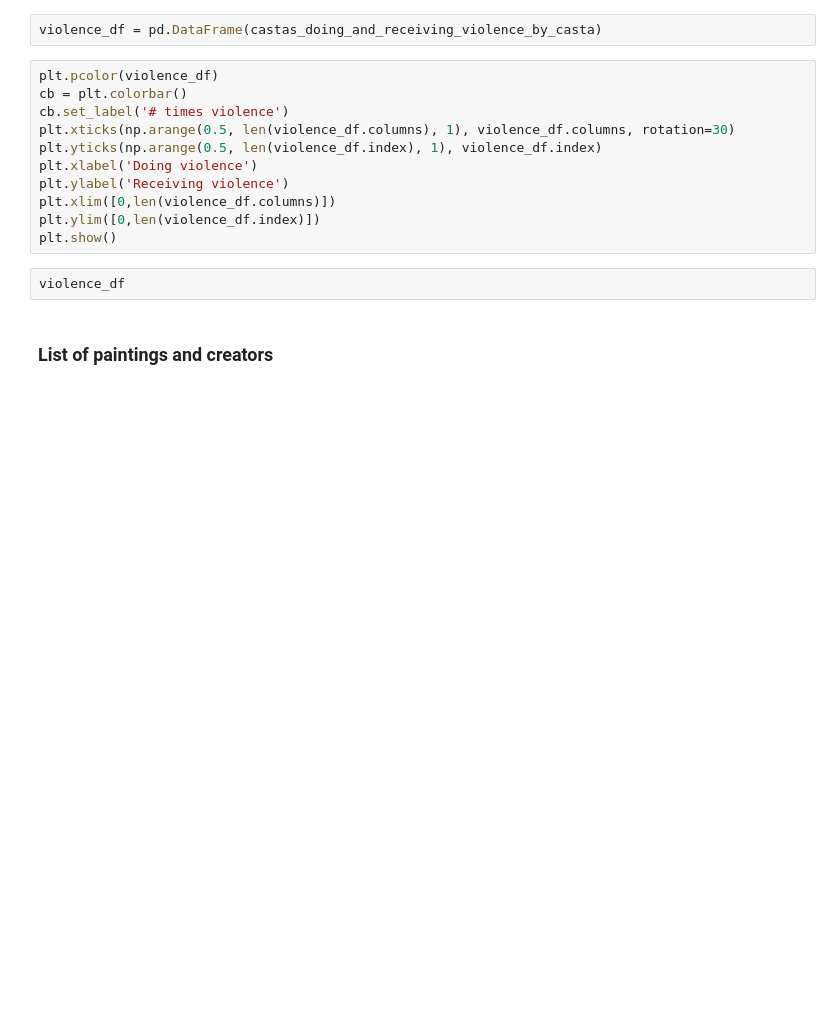
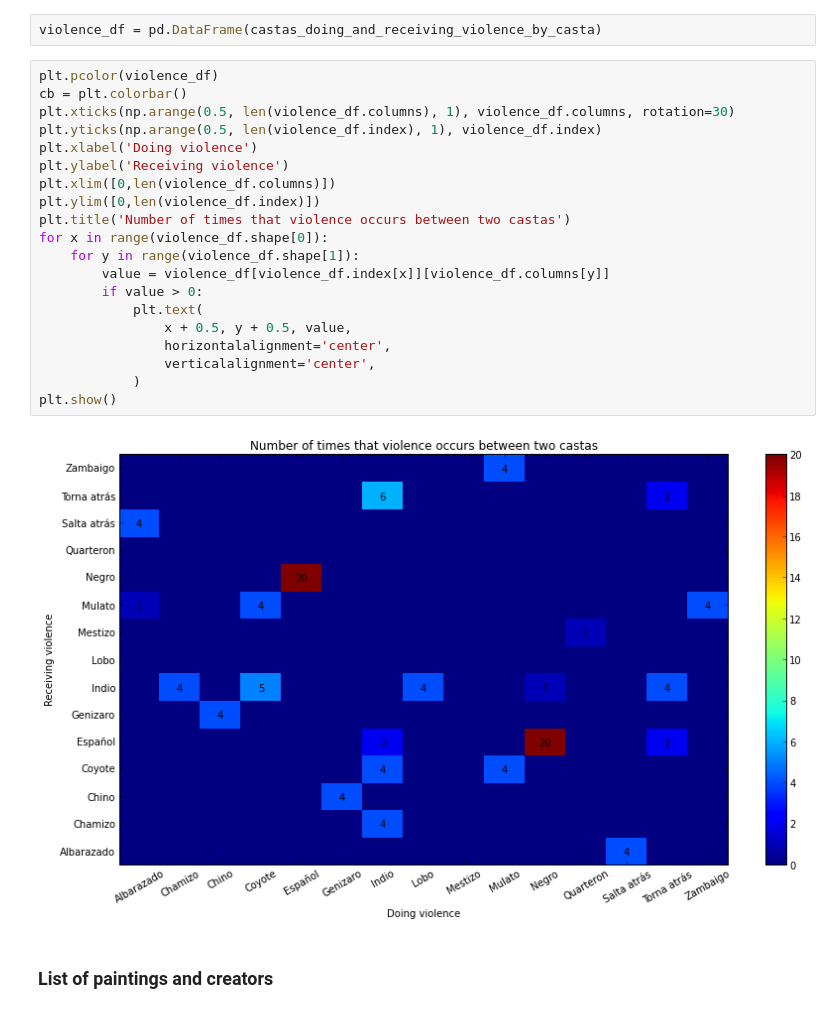
Before and after one commit to mavillard/castas, a Jupyter notebook: analysis.ipynb, the cells around one changed output. Drawn from its saved outputs; the diff is of its cells as text; blank space fills up the shorter version.

Commit message:
Heat map with values

```diff
--- a/analysis.ipynb
+++ b/analysis.ipynb
@@ -1312,16 +1310,25 @@ violence_df = pd.DataFrame(castas_doing_and_receiving_violence_by_casta)
 # %%
 plt.pcolor(violence_df)
 cb = plt.colorbar()
-cb.set_label('# times violence')
 plt.xticks(np.arange(0.5, len(violence_df.columns), 1), violence_df.columns, rotation=30)
 plt.yticks(np.arange(0.5, len(violence_df.index), 1), violence_df.index)
 plt.xlabel('Doing violence')
 plt.ylabel('Receiving violence')
 plt.xlim([0,len(violence_df.columns)])
 plt.ylim([0,len(violence_df.index)])
+plt.title('Number of times that violence occurs between two castas')
+for x in range(violence_df.shape[0]):
+    for y in range(violence_df.shape[1]):
+        value = violence_df[violence_df.index[x]][violence_df.columns[y]]
+        if value > 0:
+            plt.text(
+                x + 0.5, y + 0.5, value,
+                horizontalalignment='center',
+                verticalalignment='center',
+            )
 plt.show()
+# %% [output]
+[figure, added]
-# %%
-violence_df
 # %% [markdown]
 ### List of paintings and creators
 # %%
```
Also changed, not shown: parts of 4 cells of this notebook.
